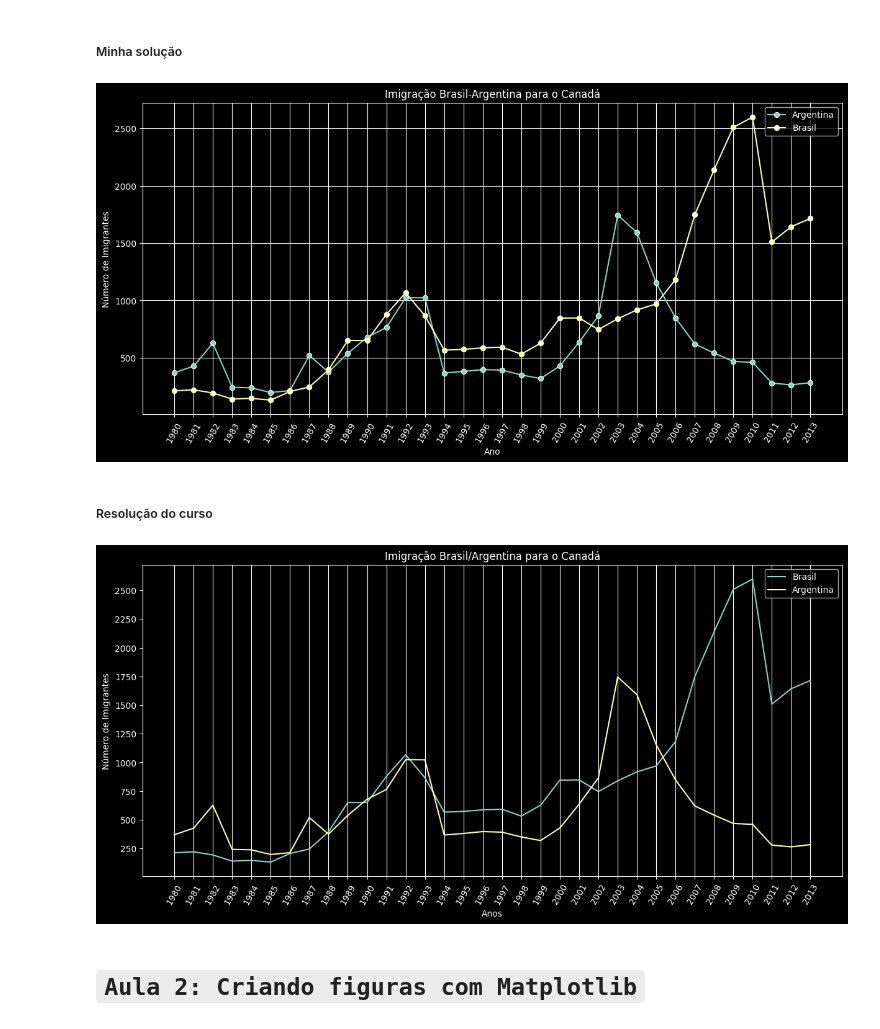
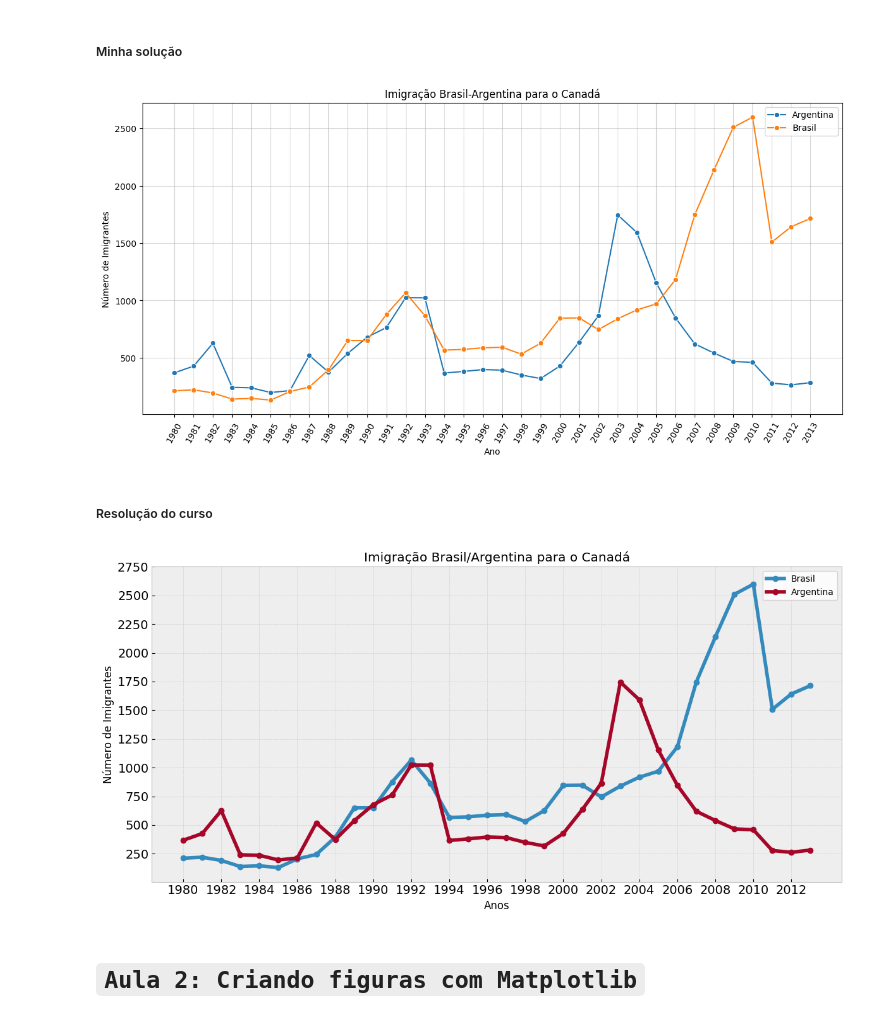
Before and after one commit to KaelDucatti/estudos-ds, a Jupyter notebook: data_visualization/01_criando_graficos_com_bibliotecas_py/classes.ipynb, the cells around one changed output. Cells and saved outputs as stored; diff of their text form; code cells hidden in the pictures.

```diff
--- a/data_visualization/01_criando_graficos_com_bibliotecas_py/classes.ipynb
+++ b/data_visualization/01_criando_graficos_com_bibliotecas_py/classes.ipynb
@@ -151,7 +151,7 @@ plt.title("Imigração Brasil-Argentina para o Canadá")
 plt.xlabel("Ano")
 plt.ylabel("Número de Imigrantes")
 
-plt.grid(True)
+plt.grid(alpha=0.5)
 
 sns.lineplot(imigracao_br_ar, x="Ano", y="Argentina", label="Argentina", marker="o")
 sns.lineplot(imigracao_br_ar, x="Ano", y="Brasil", label="Brasil", marker="o")
@@ -160,37 +160,36 @@ plt.xticks(ticks=imigracao_br_ar["Ano"], rotation=60)
 
 plt.show()
 # %% [output]
-[figure, old version]
+[figure, new version]
 # %% [markdown]
 ##### Resolução do curso
 # %%
+anos = list(map(str, range(1980, 2014)))
+
 # Extraindo apenas as informações referentes ao Brasil e Argentina
 df_comparacao = df_1.loc[["Brasil", "Argentina"], anos]
 df_comparacao = df_comparacao.T.reset_index()
 df_comparacao.columns = ["anos", "brasil", "argentina"]
-df_comparacao
 
-plt.figure(
-    figsize=(12, 6),
-    constrained_layout=True,
-)
+with plt.style.context("bmh"):
+    plt.figure(figsize=(12, 6), constrained_layout=True)
 
-plt.title("Imigração Brasil/Argentina para o Canadá")
-plt.xlabel("Anos")
-plt.ylabel("Número de Imigrantes")
+    plt.title("Imigração Brasil/Argentina para o Canadá")
+    plt.xlabel("Anos")
+    plt.ylabel("Número de Imigrantes")
 
-plt.xticks(rotation=60)
-plt.yticks(ticks=list(range(250, 3000, 250)))
+    plt.plot(df_comparacao["anos"].astype(int), df_comparacao["brasil"], label="Brasil", marker="o", lw=4)
+    plt.plot(df_comparacao["anos"].astype(int), df_comparacao["argentina"], label="Argentina", marker="o", lw=4)
 
-plt.grid(axis="x")
+    plt.xticks(ticks=list(range(1980, 2014, 2)), fontsize=14)
+    plt.yticks(ticks=list(range(250, 3000, 250)), fontsize=14)
 
-plt.plot(df_comparacao["anos"], df_comparacao["brasil"], label="Brasil")
-plt.plot(df_comparacao["anos"], df_comparacao["argentina"], label="Argentina")
-
+plt.grid(alpha=0.5)
 plt.legend()
+plt.tight_layout()
 plt.show()
 # %% [output]
-[figure, old version]
+[figure, new version]
 # %% [markdown]
 # `Aula 2: Criando figuras com Matplotlib`
 # %% [markdown]
```
Also changed, not shown: parts of 8 cells of this notebook.
